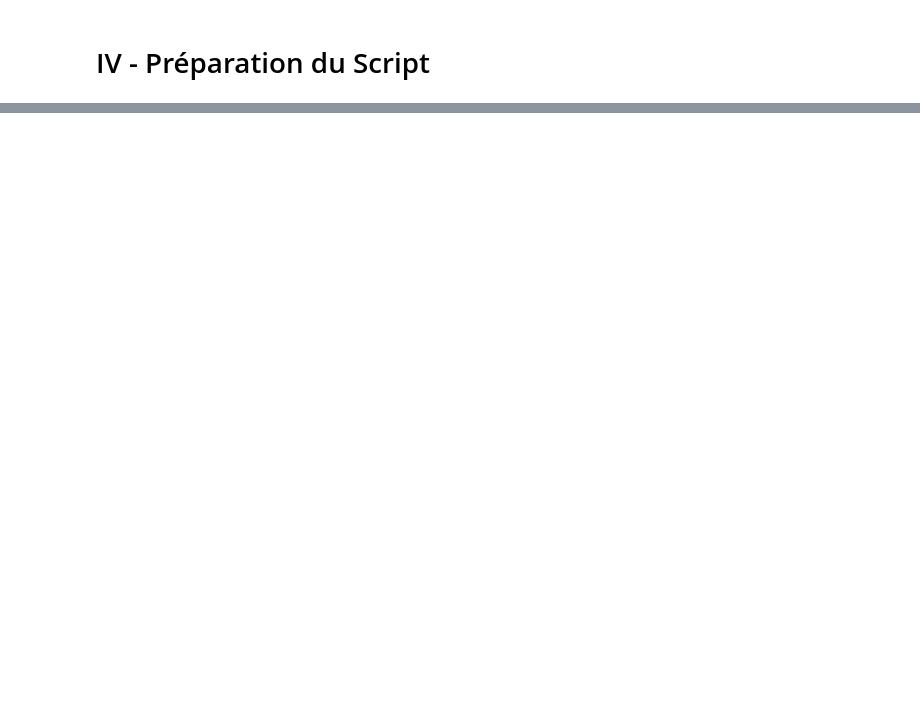
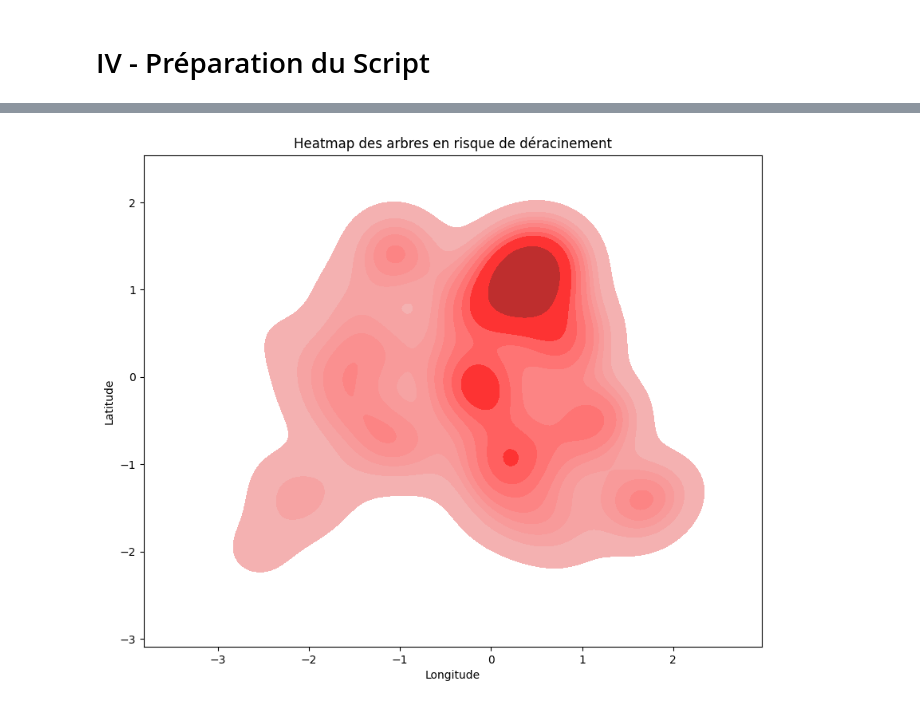
Before and after one commit to joelmw24/ProjetIA, a Jupyter notebook: besoin3.ipynb, the cells around one changed output, grey strips where cells are left out. Saved outputs shown, nothing was run; the diff lists cells and outputs as text; code cells hidden in the pictures; blank space fills up the shorter version.

```diff
--- a/besoin3.ipynb
+++ b/besoin3.ipynb
@@ -513,14 +488,12 @@ weighted avg       0.82      0.90      0.86      1482
 
 param_grid_svm = {
     'C': [0.1, 1, 10, 100],
-    'kernel': ['linear', 'poly', 'rbf'],
     'gamma': ['scale', 'auto'],
-    'degree':
+    'degree': [3, 2, 1]
 
 }
 
 grid_search_svm = GridSearchCV(SVC(), param_grid_svm, cv=3, scoring='accuracy', verbose=2)
-
 
 grid_search_svm.fit(x_train, y_train) #entrainement
 print("Meilleurs paramètres trouvés :")
@@ -534,4 +507,10 @@ y_pred_svm = best_model_svm.predict(x_test)
 classe = classification_report(y_test, y_pred)
 
 print("Rapport de classification sur l'ensemble de test :", classe)
+#print(classification_report(y_test, y_pred_svm))
+
+# Enregistrement du meilleur modèle
+with open('best_svm_model.pkl', 'wb') as file:
+    pickle.dump(best_model_svm, file)
+    print("Enregistrement du modèle Gradient Boosting Machines ")
 # %% [output]
@@ -584,0 +536,26 @@ afficher_arbres_risques(df)
+# %%
+# III - Préparation du Script
+# Charger le modèle sauvegardé
+model_file = 'best_sgd_model.pkl'
+with open(model_file, 'rb') as file:
+    best_sgd_model = pickle.load(file)
+
+# Faire des prédictions sur l'ensemble de test
+predictions_sgd = best_sgd_model.predict(x_scaled)
+
+# Ajouter les prédictions au dataframe
+x_scaled_df = pd.DataFrame(x_scaled, columns=x.columns)
+x_scaled_df['scaled_prediction'] = predictions_sgd
+
+# Combiner les caractéristiques mises à l'échelle avec la latitude et la longitude d'origine pour le traçage
+plot_data_sgd = pd.concat([x[['longitude', 'latitude']], x_scaled_df['scaled_prediction']], axis=1)
+
+# Afficher la carte avec les prédictions
+plt.figure(figsize=(10, 8))
+sc = plt.scatter(plot_data_sgd['longitude'], plot_data_sgd['latitude'], c=plot_data_sgd['scaled_prediction'], cmap='viridis', alpha=0.6)
+plt.colorbar(sc, label='Risque de déracinement (scaled)')
+plt.xlabel('Longitude')
+plt.ylabel('Latitude')
+plt.title('Carte des arbres en risque de déracinement')
+plt.grid(True)
+plt.show()
@@ -584,0 +614,9 @@ afficher_arbres_risques(df)
+# %%
+plt.figure(figsize=(10, 8))
+sns.kdeplot(data=test_data_map, x='longitude', y='latitude', fill=True, color='red')
+plt.title('Heatmap des arbres en risque de déracinement')
+plt.xlabel('Longitude')
+plt.ylabel('Latitude')
+plt.show()
+# %% [output]
+[figure, added]
```
Also changed, not shown: parts of 20 cells of this notebook, 9 other files.
